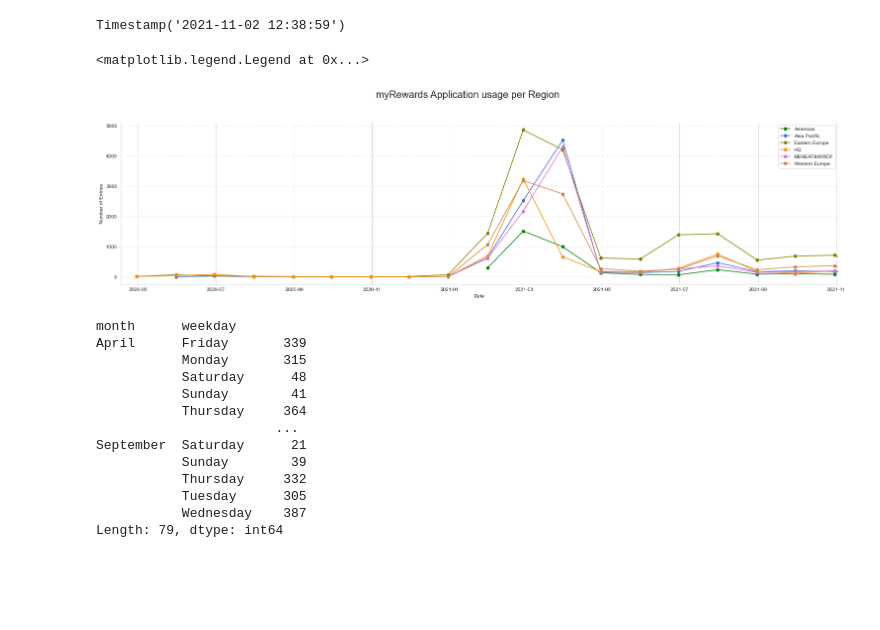
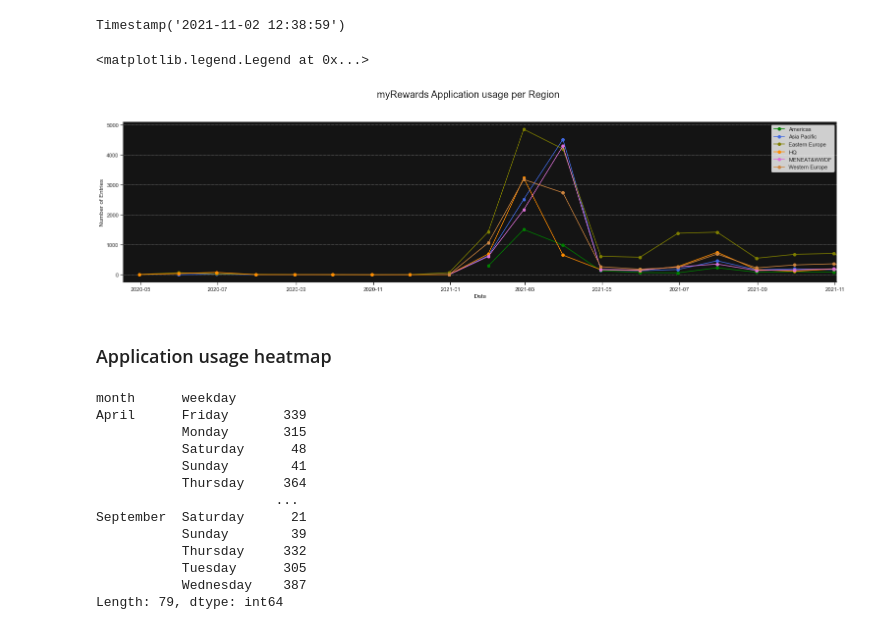
Before and after one commit to RafZel/NYCDSA_Project_1, a Jupyter notebook: project_1.ipynb, the cells around one changed output. Cells and saved outputs as stored; diff of their text form; code cells hidden in the pictures; blank space fills up the shorter version.

Commit message:
project notebook updated. Sections and Description added

```diff
--- a/project_1.ipynb
+++ b/project_1.ipynb
@@ -961,5 +753,5 @@ Index(['id_user', 'code_payee', 'PersonNr', 'firstname_user', 'lastname_user',
 # %%
-df_final = df_prod_user_5[['id_user', 'code_payee', 'PersonNr', 'firstname_user', 'lastname_user', 'login_user', 'JobTitle', 'EmployeeGroup', 'EmployeeSubGroup', 'PersonnelArea', 'PersonnelSubArea', 'active', 'Company', 'Entity Name', 'Country', 'Region', 'Date', 'IP', 'regionName',
+df_final = df_prod_user_4[['id_user', 'code_payee', 'PersonNr', 'firstname_user', 'lastname_user', 'login_user', 'JobTitle', 'EmployeeGroup', 'EmployeeSubGroup', 'PersonnelArea', 'PersonnelSubArea', 'active', 'Company', 'Entity Name', 'Country', 'Region', 'Date', 'IP', 'regionName',
        'city', 'zip', 'lat', 'lon', 'timezone', 'isp', 'org', 'as']].copy().reset_index(drop=True)
 # %%
 df_final.isnull().sum()
@@ -1258,6 +1013,8 @@ df_application_usage = df_final[['Date', 'Region', 'Country','code_payee','IP' ]
 df_application_usage = df_application_usage.resample('M')['Region'].count()
 # %%
 fig, ax = plt.subplots(figsize=(26,6))
+sns.set_style('darkgrid', {'axes.facecolor':'.9'})
+sns.set_context("notebook")
 
 ax.plot(df_application_usage, linewidth=1.5, color='green', marker='o')
 ax.set_xlim(xmin=(df_application_usage.index.min()), xmax=(df_application_usage.index.max()))
@@ -1273,7 +1030,7 @@ ax.annotate(
     (f"{str(df_application_usage.idxmax().date())} - {df_application_usage.max()} entries"),
     xy=(df_application_usage.idxmax(), df_application_usage.max()), xycoords='data',
     xytext=(-140, 40), textcoords='offset points',
-    arrowprops=dict(arrowstyle="->",
+    arrowprops=dict(arrowstyle="->",color='0.1',
                     connectionstyle="arc3,rad=-.2"))
 
 plt.show()
@@ -1282,5 +1039,7 @@ plt.show()
 # %%
 fig, ax = plt.subplots(figsize=(26,6))
+sns.set_style('darkgrid', {'axes.facecolor':'.9'})
+sns.set_context("notebook")
 
 ax.plot(df_application_usage, linewidth=1.5, color='green', marker='o')
 ax.set_xlim(xmin=(df_application_usage.index.min()), xmax=(df_application_usage.index.max()))
@@ -1296,7 +1055,7 @@ ax.annotate(
     (f"{str(df_application_usage.idxmax().date())} - {df_application_usage.max()} entries"),
     xy=(df_application_usage.idxmax(), df_application_usage.max()), xycoords='data',
     xytext=(-140, 40), textcoords='offset points',
-    arrowprops=dict(arrowstyle="->",
+    arrowprops=dict(arrowstyle="->", color='0.1',
                     connectionstyle="arc3,rad=-.2"))
 
 
@@ -1349,6 +1108,8 @@ ax3.yaxis.grid(True, which='major', linewidth=0.5, color='lightgray', linestyle=
 [figure]
 # %%
 fig, ax = plt.subplots(figsize=(26,6))
+sns.set_style('ticks', {'axes.facecolor':'.9'})
+sns.set_context("notebook")
 
 ax.plot(df_application_usage, linewidth=1.5, color='green', marker='o')
 ax.set_xlim(xmin=(df_application_usage.index.min()), xmax=(df_application_usage.index.max()))
@@ -1425,27 +1188,31 @@ df_region_usage['Date'].max()
 Timestamp('2021-11-02 12:38:59')
 # %%
 fig, ax = plt.subplots(figsize=(26,6))
+sns.set_style('ticks', {'axes.facecolor':'1'})
+sns.set_context("notebook")
 
 line_americas = ax.plot(plot_Americas, linewidth=1.5, color='green', marker='o', label='Americas')
 line_AsiaPacific = ax.plot(plot_AsiaPacific, linewidth=1.5, color='royalblue', marker='o', label='Asia Pacific')
 line_EasternEurope = ax.plot(plot_EasternEurope, linewidth=1.5, color='olive', marker='o', label='Eastern Europe')
 line_HQ = ax.plot(plot_HQ, linewidth=1.5, color='darkorange', marker='o', label='HQ')
 line_MENEATWWDF = ax.plot(plot_MENEAT_WWDF, linewidth=1.5, color='orchid', marker='o', label='MENEAT&WWDF')
 line_WesternEurope = ax.plot(plot_WesternEurope, linewidth=1.5, color='peru', marker='o', label='Western Europe')
 
 ax.set_xlim(xmin=(df_region_usage['Date'].min()), xmax=(df_region_usage['Date'].max()))
 
 ax.set_xlabel('Date')
 ax.set_ylabel('Number of Entries')
 # ax.set_title('Line Plot')
 fig.suptitle('myRewards Application usage per Region', size=20, y=1.03)
 ax.spines['top'].set_visible(False)
 ax.spines['right'].set_visible(False)
 ax.yaxis.grid(True, which='major', linewidth=0.5, color='lightgray', linestyle='--')
 ax.legend()
 # %% [output]
 <matplotlib.legend.Legend at 0x...>
-[figure, old version]
+[figure, new version]
+# %% [markdown]
+### Application usage heatmap
 # %%
 df_day_heatmap= df_final[['Date', 'Region', 'Country','code_payee','IP' ]].copy().reset_index(drop=True)
 # %%
```
Also changed, not shown: parts of 102 cells of this notebook.
